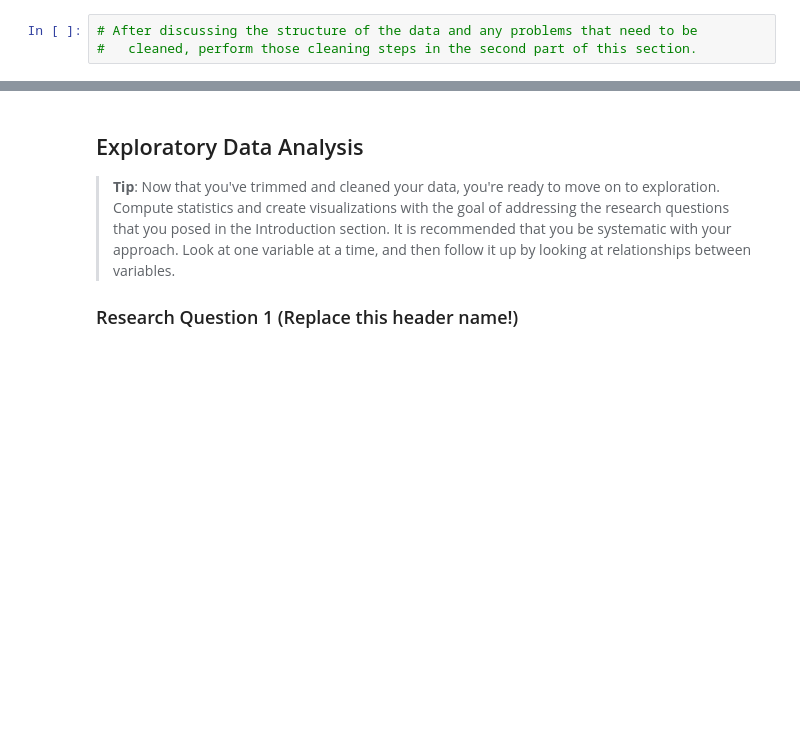
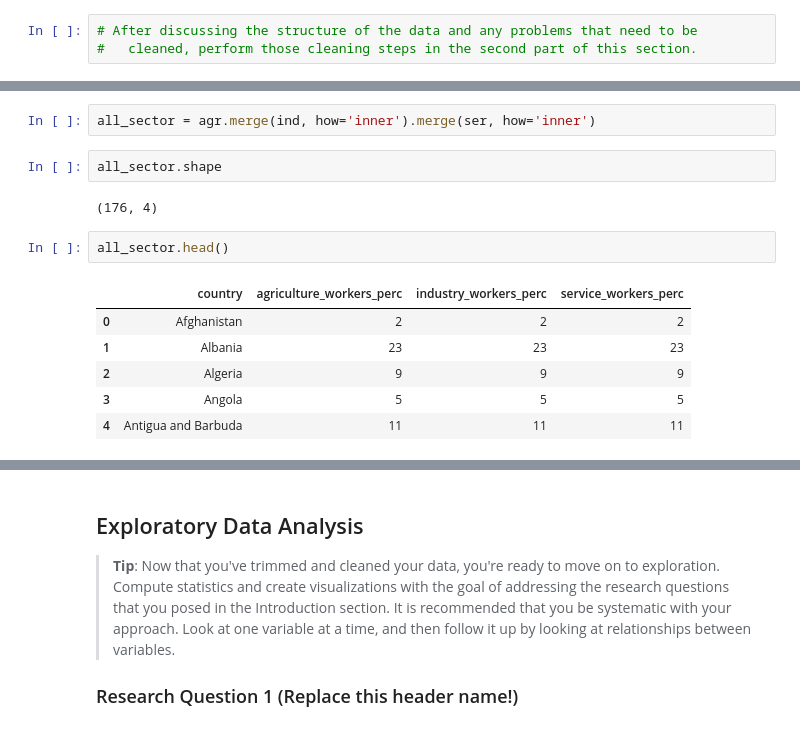
Before and after one commit to suefenali/data_analysis_nanodegree, a Jupyter notebook: project_2/investigate-a-dataset-template.ipynb, the cells around one changed output, grey strips where cells are left out. Saved outputs shown, nothing was run; the diff lists cells and outputs as text; blank space fills up the shorter version.

```diff
--- a/project_2/investigate-a-dataset-template.ipynb
+++ b/project_2/investigate-a-dataset-template.ipynb
@@ -509,0 +630,15 @@ The data for the `employment by status` is not as consistent as the other indica
+# %%
+all_sector = agr.merge(ind, how='inner').merge(ser, how='inner')
+# %%
+all_sector.shape
+# %% [output]
+(176, 4)
+# %%
+all_sector.head()
+# %% [output]
+|  | country | agriculture_workers_perc | industry_workers_perc | service_workers_perc |
+| 0 | Afghanistan | 2 | 2 | 2 |
+| 1 | Albania | 23 | 23 | 23 |
+| 2 | Algeria | 9 | 9 | 9 |
+| 3 | Angola | 5 | 5 | 5 |
+| 4 | Antigua and Barbuda | 11 | 11 | 11 |
```
Also changed, not shown: parts of 35 cells of this notebook.
